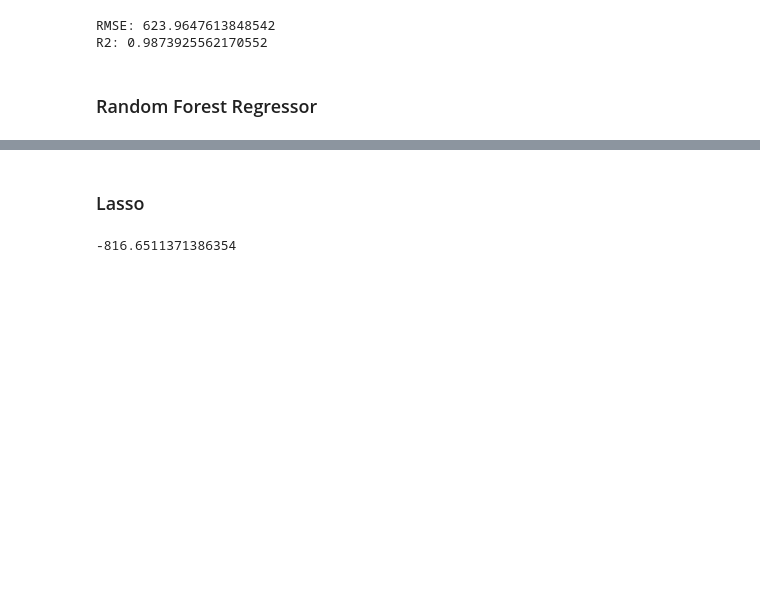
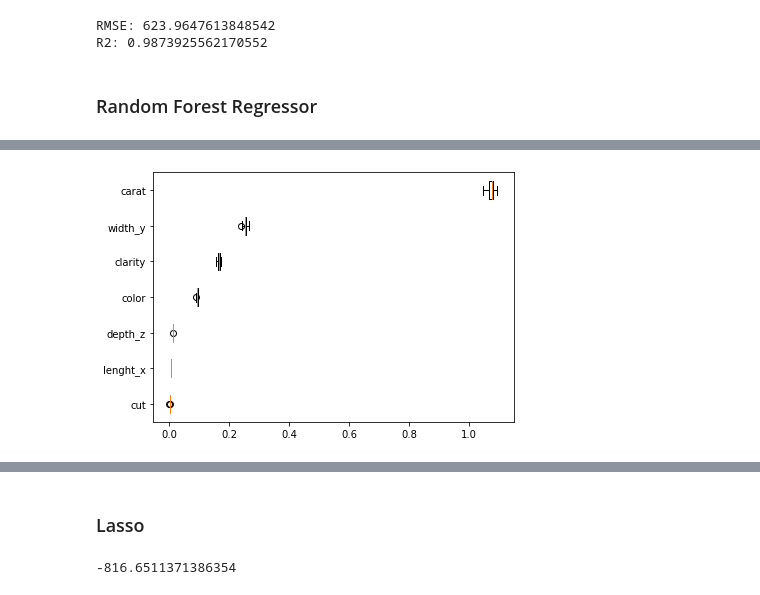
Before and after one commit to mxaxrxkx/ds_diamonds_project, a Jupyter notebook: diamonds_model.ipynb, the cells around one changed output, grey strips where cells are left out. Cells and saved outputs as stored; diff of their text form; code cells hidden in the pictures; blank space fills up the shorter version.

```diff
--- a/diamonds_model.ipynb
+++ b/diamonds_model.ipynb
@@ -166,0 +167,12 @@ R2: 0.9808251481058762
+# %%
+from sklearn.inspection import permutation_importance
+r = permutation_importance(rr, X_test, y_test, n_repeats=30, random_state=0)
+# %%
+sorted_idx = r.importances_mean.argsort()
+# %%
+fig, ax = plt.subplots()
+ax.boxplot(r.importances[sorted_idx].T, vert=False, labels=X_test.columns[sorted_idx])
+fig.tight_layout()
+plt.show()
+# %% [output]
+[figure, added]
```
Also changed, not shown: parts of 5 cells of this notebook.
